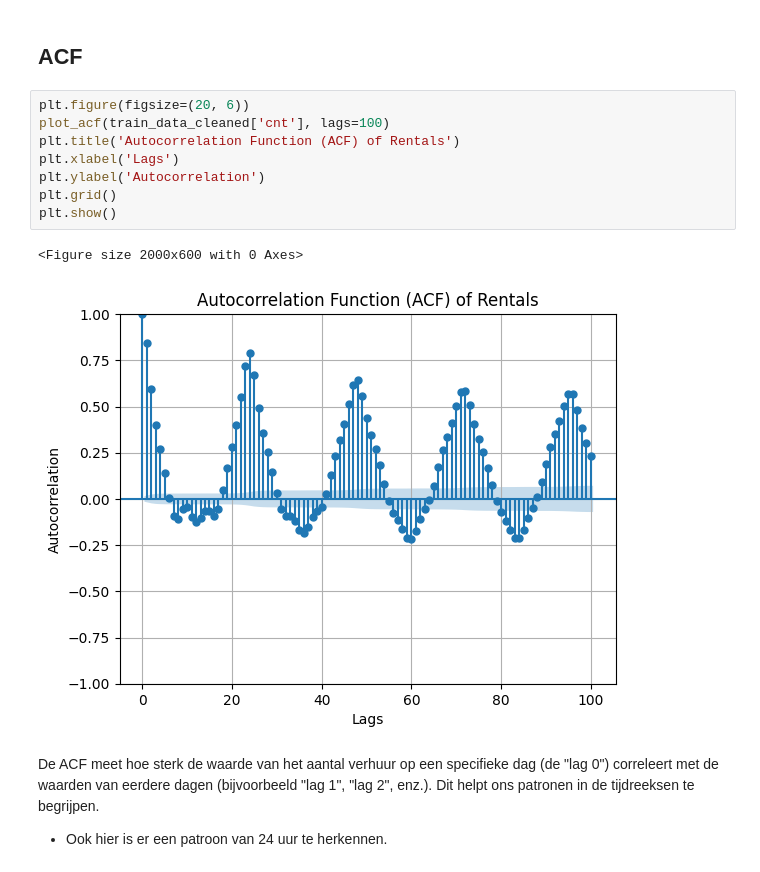
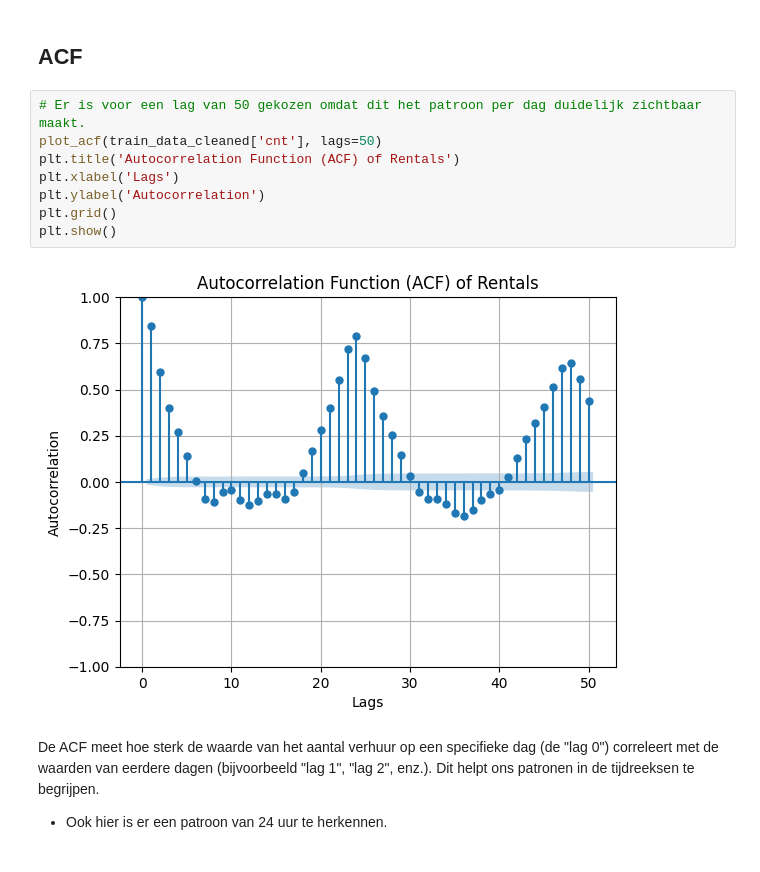
Before and after one commit to Tijnwy/MachineLearning, a Jupyter notebook: ML_opdracht_2/Verhuurdocument.ipynb, the cells around one changed output. Drawn from its saved outputs; the diff is of its cells as text.

Commit message:
ACF dingen
extra ACF plot
functie in model voor weekend kolommen

```diff
--- a/ML_opdracht_2/Verhuurdocument.ipynb
+++ b/ML_opdracht_2/Verhuurdocument.ipynb
@@ -273,16 +273,15 @@ plt.show()
 # %% [markdown]
 ## ACF
 # %%
-plt.figure(figsize=(20, 6))
-plot_acf(train_data_cleaned['cnt'], lags=100)
+# Er is voor een lag van 50 gekozen omdat dit het patroon per dag duidelijk zichtbaar maakt.
+plot_acf(train_data_cleaned['cnt'], lags=50)
 plt.title('Autocorrelation Function (ACF) of Rentals')
 plt.xlabel('Lags')
 plt.ylabel('Autocorrelation')
 plt.grid()
 plt.show()
 # %% [output]
-<Figure size 2000x600 with 0 Axes>
-[figure, old version]
+[figure, new version]
 # %% [markdown]
 De ACF meet hoe sterk de waarde van het aantal verhuur op een specifieke dag (de "lag 0") correleert met de waarden van eerdere dagen (bijvoorbeeld "lag 1", "lag 2", enz.). Dit helpt ons patronen in de tijdreeksen te begrijpen.
 
```
Also changed, not shown: parts of 7 cells of this notebook.
